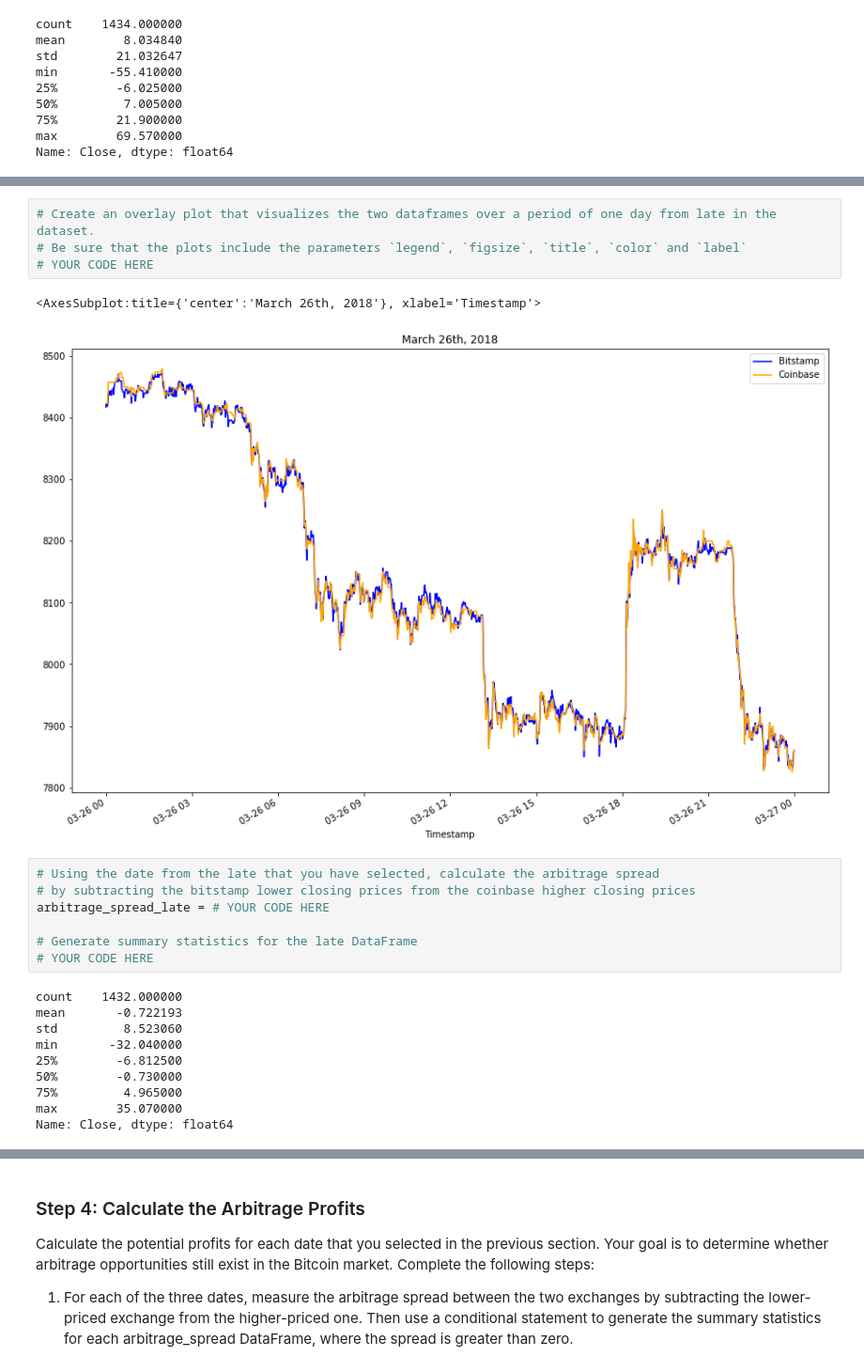
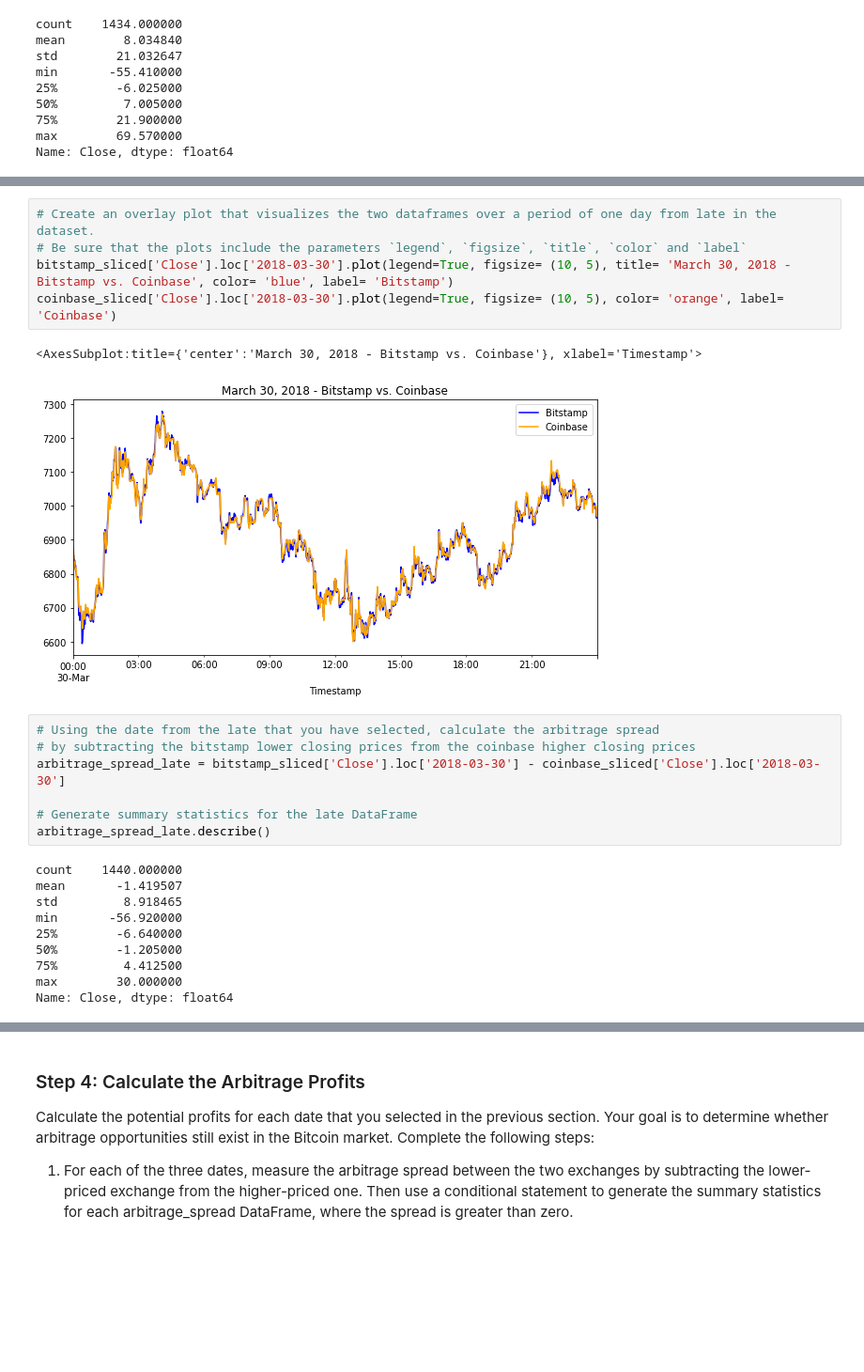
Before and after one commit to mathias1020/Challenge_3, a Jupyter notebook: crypto_arbitrage.ipynb, the cells around one changed output, grey strips where cells are left out. Shown at 94% size. Drawn from its saved outputs; the diff is of its cells as text; blank space fills up the shorter version.

```diff
--- a/crypto_arbitrage.ipynb
+++ b/crypto_arbitrage.ipynb
@@ -372,26 +372,27 @@ Name: Close, dtype: float64
 # %%
 # Create an overlay plot that visualizes the two dataframes over a period of one day from late in the dataset.
 # Be sure that the plots include the parameters `legend`, `figsize`, `title`, `color` and `label`
-# YOUR CODE HERE
+bitstamp_sliced['Close'].loc['2018-03-30'].plot(legend=True, figsize= (10, 5), title= 'March 30, 2018 - Bitstamp vs. Coinbase', color= 'blue', label= 'Bitstamp')
+coinbase_sliced['Close'].loc['2018-03-30'].plot(legend=True, figsize= (10, 5), color= 'orange', label= 'Coinbase')
 # %% [output]
-<AxesSubplot:title={'center':'March 26th, 2018'}, xlabel='Timestamp'>
+<AxesSubplot:title={'center':'March 30, 2018 - Bitstamp vs. Coinbase'}, xlabel='Timestamp'>
-[figure, old version]
+[figure, new version]
 # %%
 # Using the date from the late that you have selected, calculate the arbitrage spread
 # by subtracting the bitstamp lower closing prices from the coinbase higher closing prices
-arbitrage_spread_late = # YOUR CODE HERE
+arbitrage_spread_late = bitstamp_sliced['Close'].loc['2018-03-30'] - coinbase_sliced['Close'].loc['2018-03-30']
 
 # Generate summary statistics for the late DataFrame
-# YOUR CODE HERE
+arbitrage_spread_late.describe()
 # %% [output]
-count    1432.000000
-mean       -0.722193
-std         8.523060
-min       -32.040000
-25%        -6.812500
-50%        -0.730000
-75%         4.965000
-max        35.070000
+count    1440.000000
+mean       -1.419507
+std         8.918465
+min       -56.920000
+25%        -6.640000
+50%        -1.205000
+75%         4.412500
+max        30.000000
 Name: Close, dtype: float64
 # %%
 # Visualize the arbitrage spread from late in the dataset in a box plot
```
Also changed, not shown: parts of 4 cells of this notebook.
